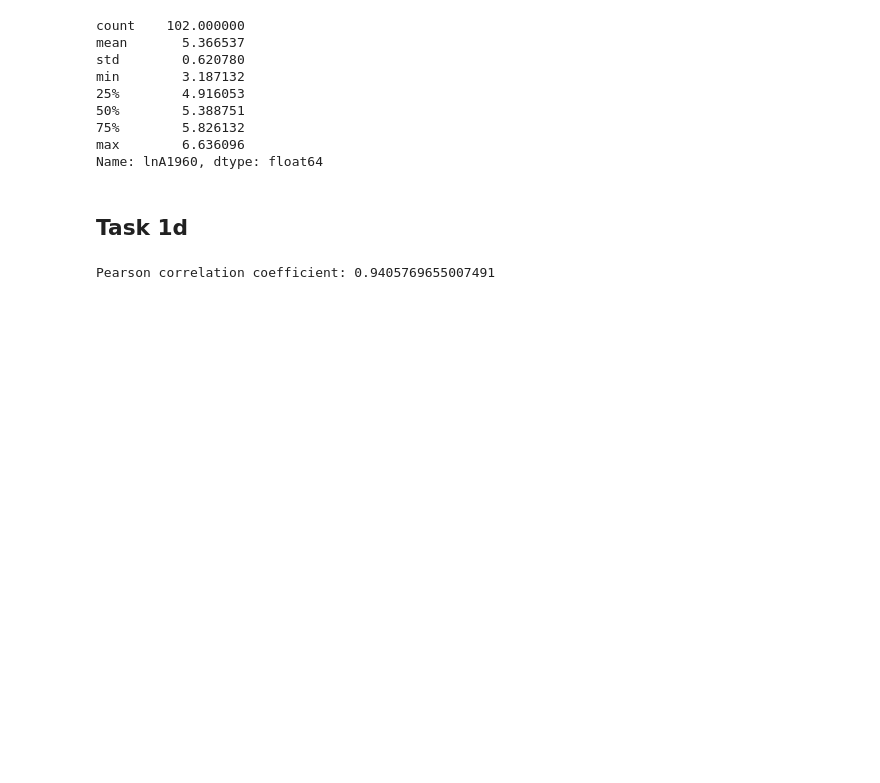
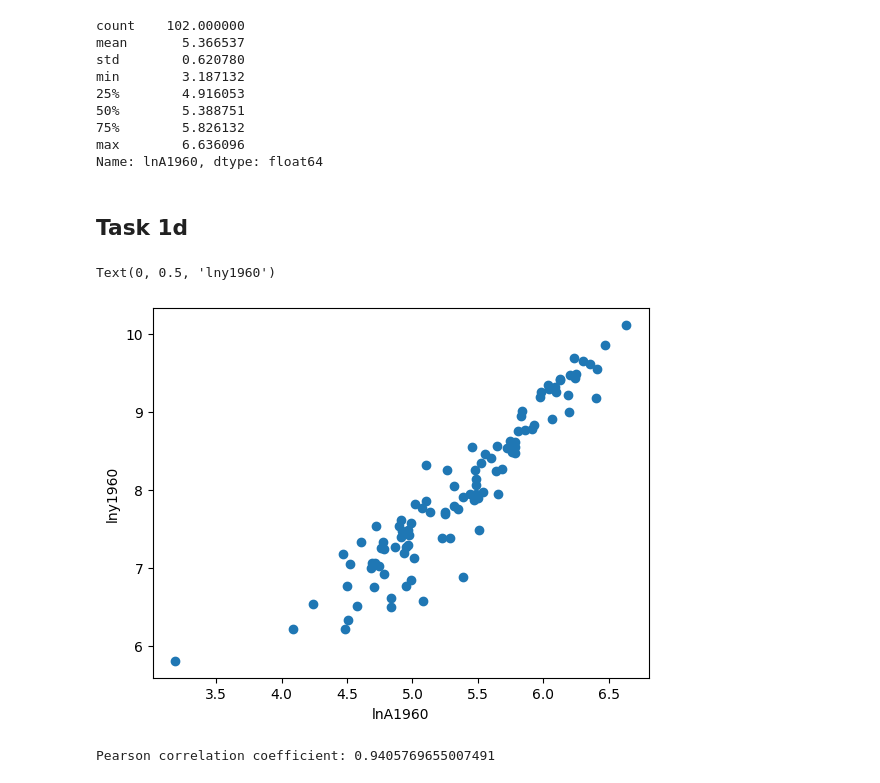
Before and after one commit to Jonas-Nepozitek/economics-for-global-affairs, a Jupyter notebook: problem-sets/PS2/jonas_ps2.ipynb, the cells around one changed output. Saved outputs shown, nothing was run; the diff lists cells and outputs as text; code cells hidden in the pictures; blank space fills up the shorter version.

```diff
--- a/problem-sets/PS2/jonas_ps2.ipynb
+++ b/problem-sets/PS2/jonas_ps2.ipynb
@@ -91,6 +91,13 @@ max        6.636096
 Name: lnA1960, dtype: float64
 # %% [markdown]
 ## Task 1d
+# %%
+plt.scatter(df['lnA1960'], df['lny1960'])
+plt.xlabel('lnA1960')
+plt.ylabel('lny1960')
+# %% [output]
+Text(0, 0.5, 'lny1960')
+[figure, added]
 # %%
 correlation_matrix = np.corrcoef(df['lny1960'].dropna(), df['lnA1960'].dropna())
 
```
Also changed, not shown: parts of 15 cells of this notebook.
